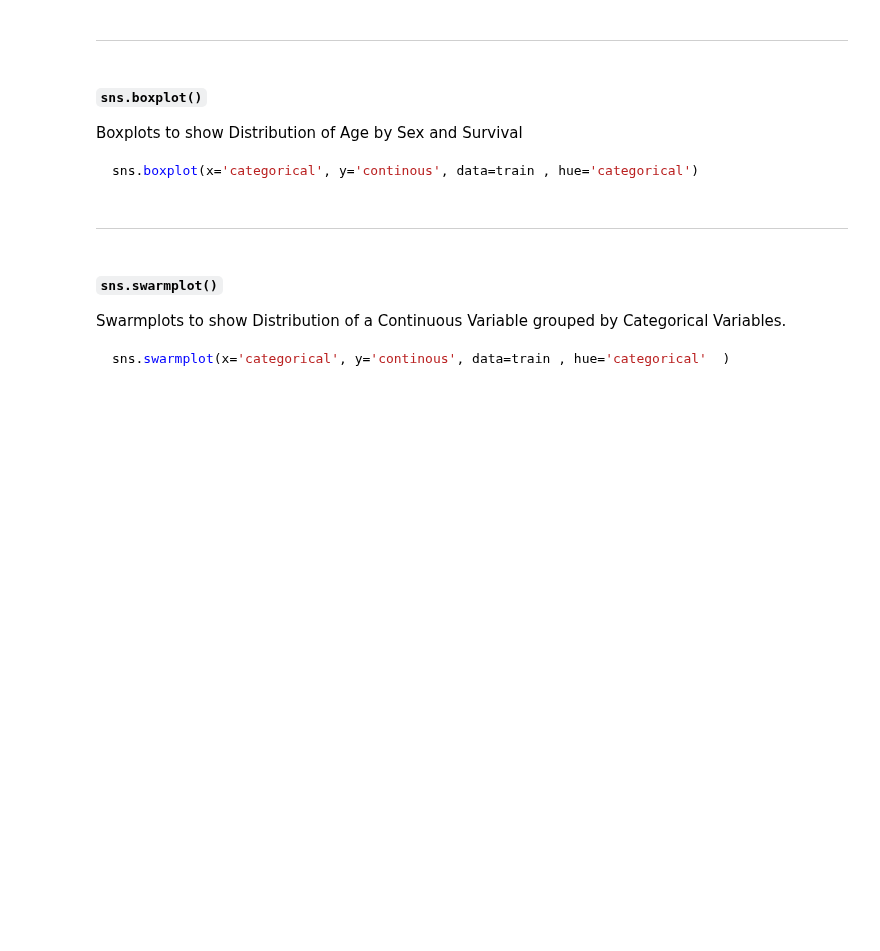
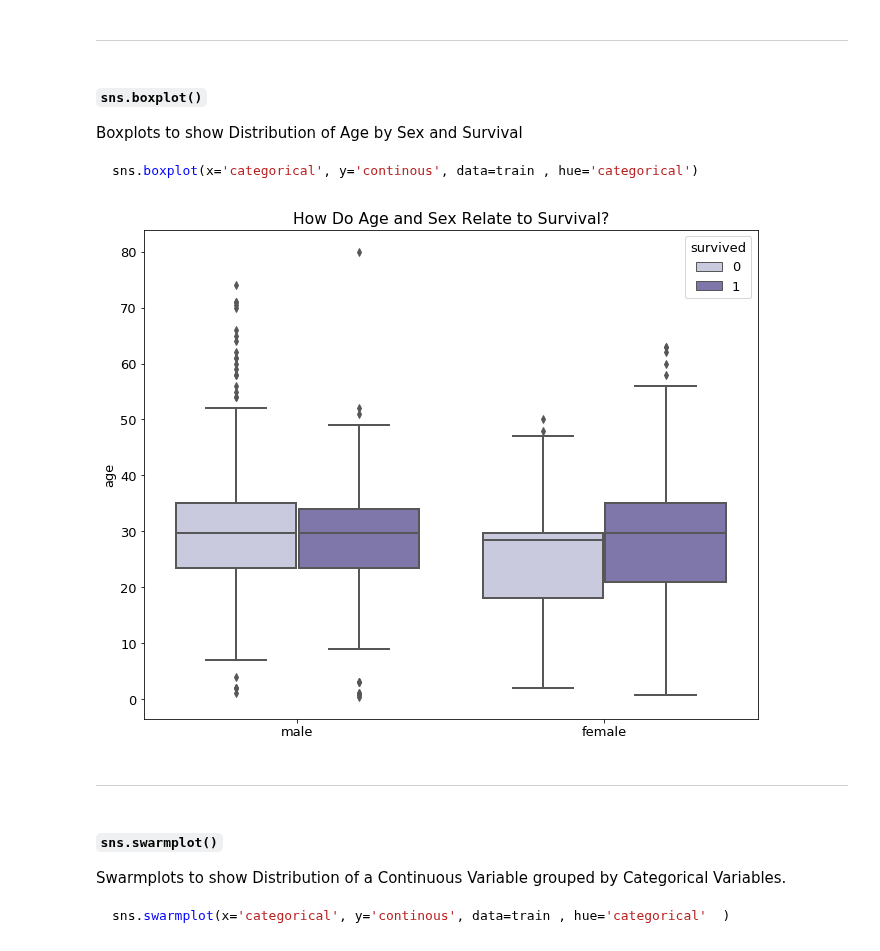
Before and after one commit to faithkane3/classification, a Jupyter notebook: classification_review.ipynb, the cells around one changed output. Cells and saved outputs as stored; diff of their text form; code cells hidden in the pictures; blank space fills up the shorter version.

````diff
--- a/classification_review.ipynb
+++ b/classification_review.ipynb
@@ -726,10 +752,13 @@ Boxplots to show Distribution of Age by Sex and Survival
 sns.boxplot(x='categorical', y='continous', data=train , hue='categorical')
 ```
 # %%
-sns.boxplot(x='Sex', y='Age', data=train, hue='Survived', palette='Purples', linewidth=2)
+sns.boxplot(x='sex', y='age', data=train, hue='survived', palette='Purples', linewidth=2)
 
 plt.title('How Do Age and Sex Relate to Survival?')
+plt.xlabel('')
 plt.show()
+# %% [output]
+[figure, added]
 # %% [markdown]
 ___
 # %% [markdown]
````
Also changed, not shown: parts of 118 cells of this notebook.
